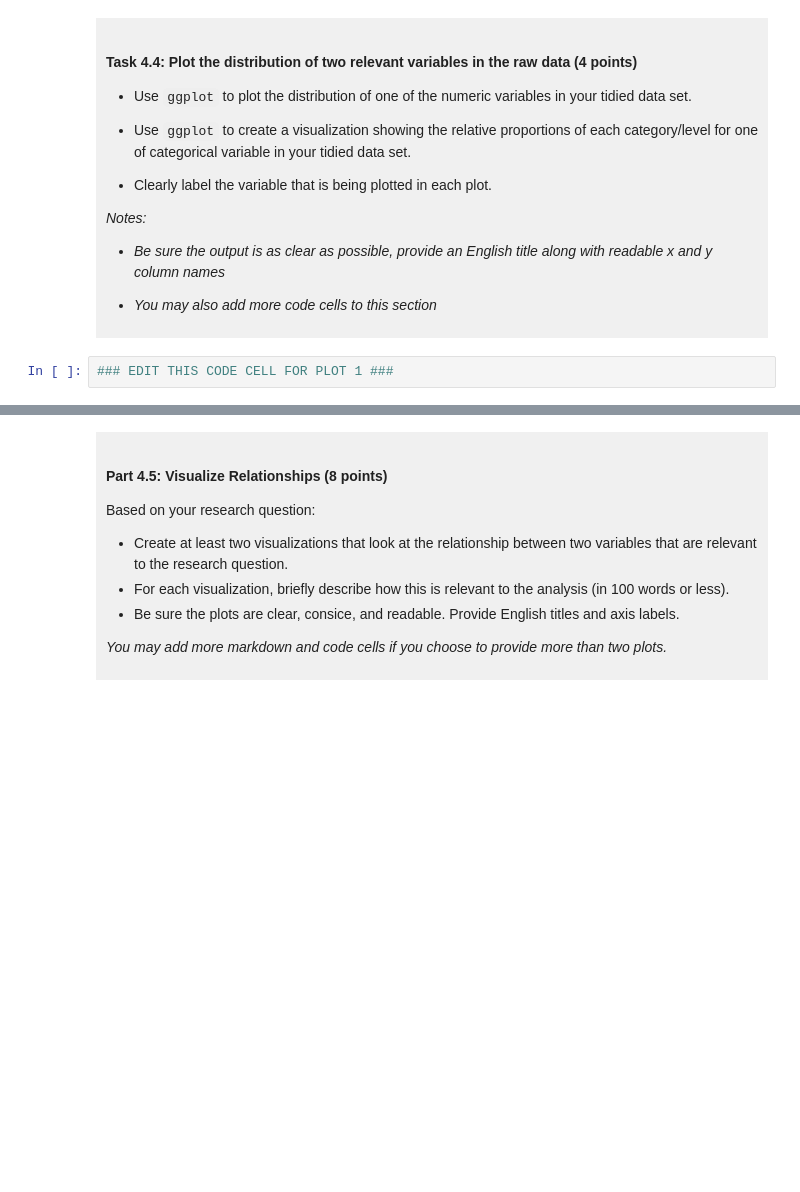
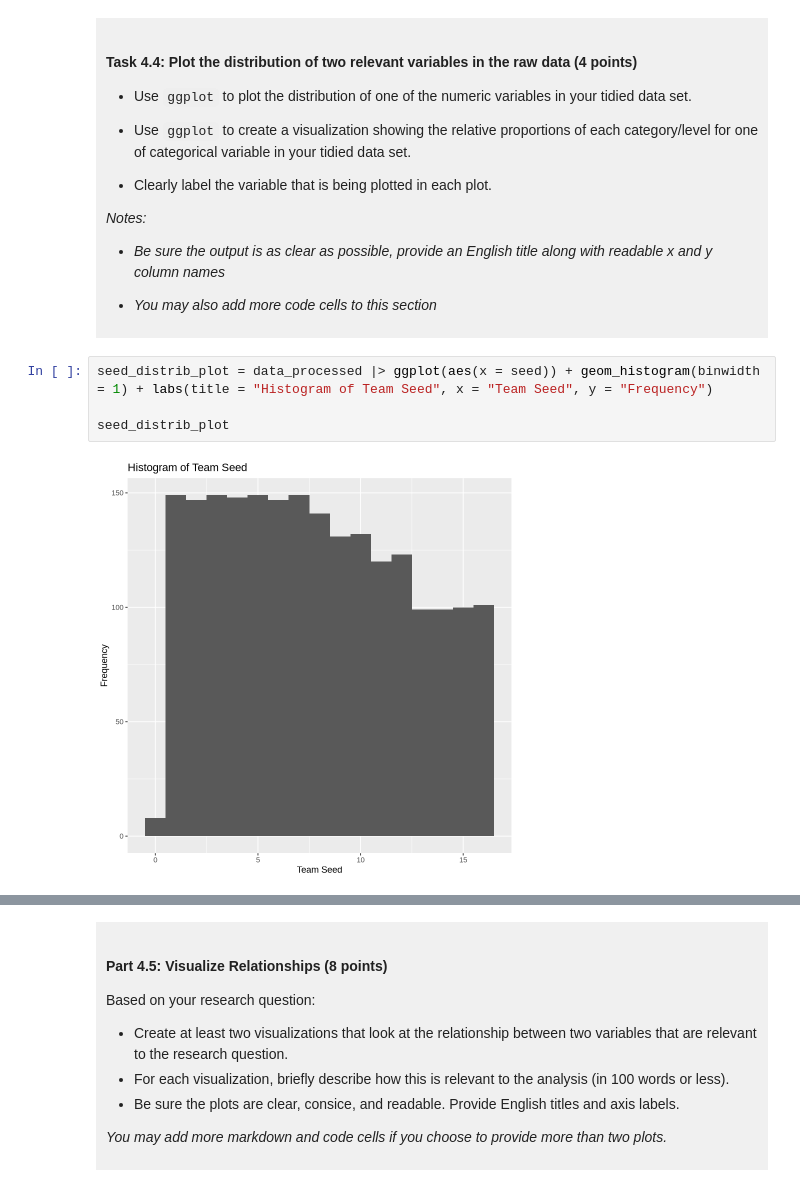
Before and after one commit to DarrylTse/dsci-100-project-darryl-tse, a Jupyter notebook: dsci-100-project-notebook.ipynb, the cells around one changed output, grey strips where cells are left out. Saved outputs shown, nothing was run; the diff lists cells and outputs as text; blank space fills up the shorter version.

```diff
--- a/dsci-100-project-notebook.ipynb
+++ b/dsci-100-project-notebook.ipynb
@@ -302,5 +329,9 @@ You will refine your research question (if needed) and produce a tidy data set.
 
 </div>
 # %%
-### EDIT THIS CODE CELL FOR PLOT 1 ###
+seed_distrib_plot = data_processed |> ggplot(aes(x = seed)) + geom_histogram(binwidth = 1) + labs(title = "Histogram of Team Seed", x = "Team Seed", y = "Frequency")
+
+seed_distrib_plot
+# %% [output]
+[figure, added]
 # %%
```
Also changed, not shown: parts of 9 cells of this notebook.
